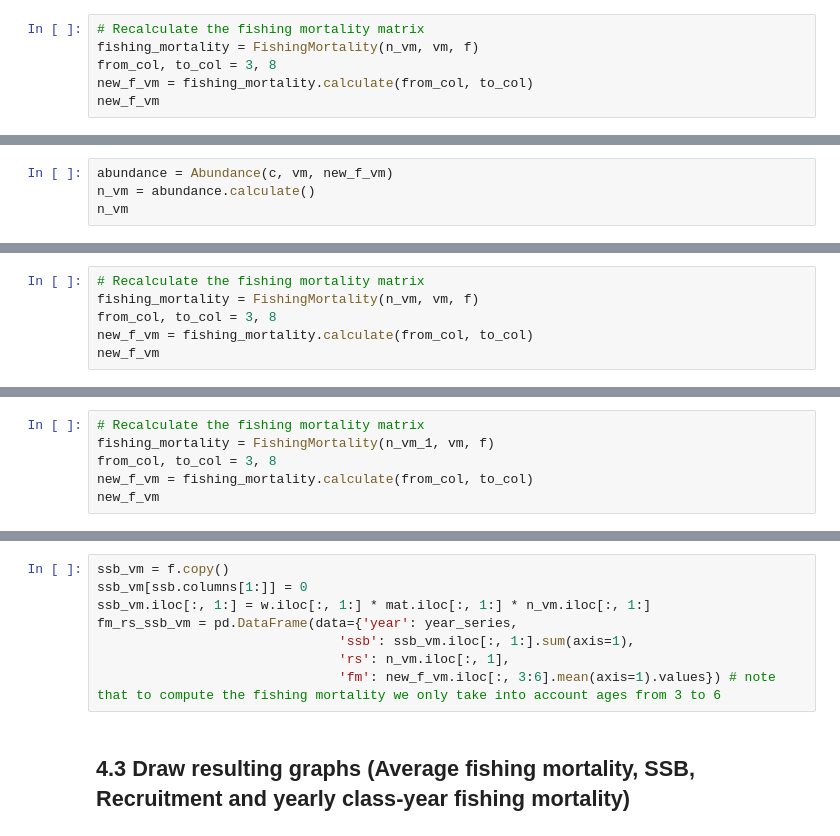
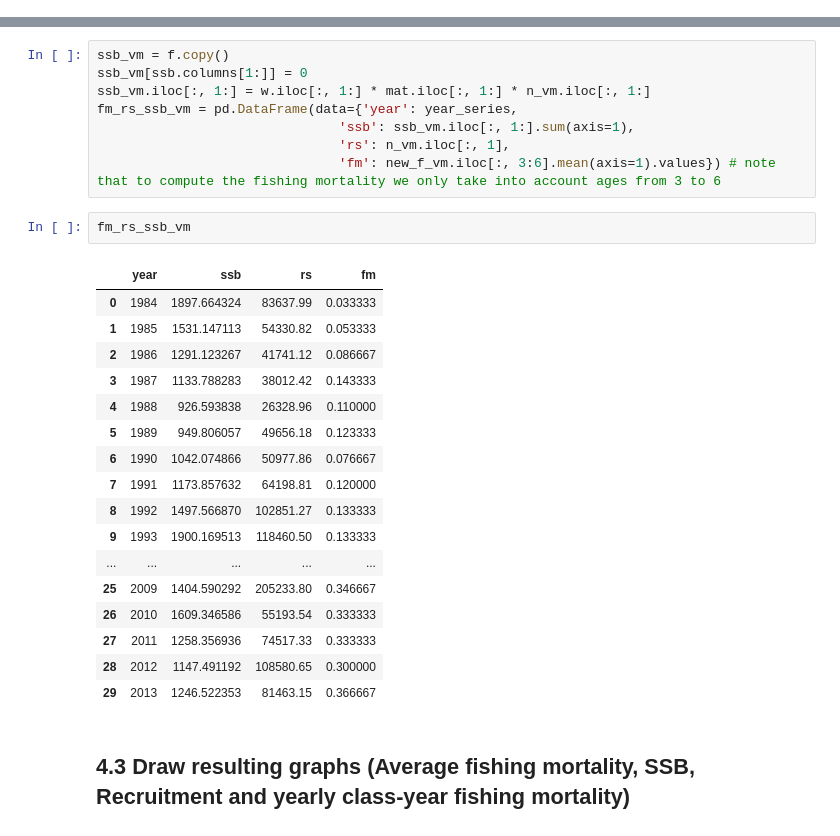
Before and after one commit to d2gex/pfs_slu, a Jupyter notebook: python/vap_fixed_terms.ipynb, the cells around one changed output, grey strips where cells are left out. Drawn from its saved outputs; the diff is of its cells as text.

Commit message:
Stop iterative fishing mortality and abundance matrix calculation

```diff
--- a/python/vap_fixed_terms.ipynb
+++ b/python/vap_fixed_terms.ipynb
@@ -365,6 +245,0 @@ n_vm
-# %%
-# Recalculate the fishing mortality matrix
-fishing_mortality = FishingMortality(n_vm, vm, f)
-from_col, to_col = 3, 8
-new_f_vm = fishing_mortality.calculate(from_col, to_col)
-new_f_vm
@@ -389,4 +245,0 @@ new_f_vm
-# %%
-abundance = Abundance(c, vm, new_f_vm)
-n_vm = abundance.calculate()
-n_vm
@@ -411,6 +245,0 @@ n_vm
-# %%
-# Recalculate the fishing mortality matrix
-fishing_mortality = FishingMortality(n_vm, vm, f)
-from_col, to_col = 3, 8
-new_f_vm = fishing_mortality.calculate(from_col, to_col)
-new_f_vm
@@ -457,6 +245,0 @@ n_vm_1
-# %%
-# Recalculate the fishing mortality matrix
-fishing_mortality = FishingMortality(n_vm_1, vm, f)
-from_col, to_col = 3, 8
-new_f_vm = fishing_mortality.calculate(from_col, to_col)
-new_f_vm
@@ -510,6 +275,26 @@ fm_rs_ssb_vm = pd.DataFrame(data={'year': year_series,
                                'ssb': ssb_vm.iloc[:, 1:].sum(axis=1),
                                'rs': n_vm.iloc[:, 1],
                                'fm': new_f_vm.iloc[:, 3:6].mean(axis=1).values}) # note that to compute the fishing mortality we only take into account ages from 3 to 6
+# %%
+fm_rs_ssb_vm
+# %% [output]
+|  | year | ssb | rs | fm |
+| 0 | 1984 | 1897.664324 | 83637.99 | 0.033333 |
+| 1 | 1985 | 1531.147113 | 54330.82 | 0.053333 |
+| 2 | 1986 | 1291.123267 | 41741.12 | 0.086667 |
+| 3 | 1987 | 1133.788283 | 38012.42 | 0.143333 |
+| 4 | 1988 | 926.593838 | 26328.96 | 0.110000 |
+| 5 | 1989 | 949.806057 | 49656.18 | 0.123333 |
+| 6 | 1990 | 1042.074866 | 50977.86 | 0.076667 |
+| 7 | 1991 | 1173.857632 | 64198.81 | 0.120000 |
+| 8 | 1992 | 1497.566870 | 102851.27 | 0.133333 |
+| 9 | 1993 | 1900.169513 | 118460.50 | 0.133333 |
+| ... | ... | ... | ... | ... |
+| 25 | 2009 | 1404.590292 | 205233.80 | 0.346667 |
+| 26 | 2010 | 1609.346586 | 55193.54 | 0.333333 |
+| 27 | 2011 | 1258.356936 | 74517.33 | 0.333333 |
+| 28 | 2012 | 1147.491192 | 108580.65 | 0.300000 |
+| 29 | 2013 | 1246.522353 | 81463.15 | 0.366667 |
 # %% [markdown]
 ## 4.3 Draw resulting graphs (Average fishing mortality, SSB, Recruitment and yearly class-year fishing mortality)
 # %%
```
Also changed, not shown: parts of 39 cells of this notebook.
